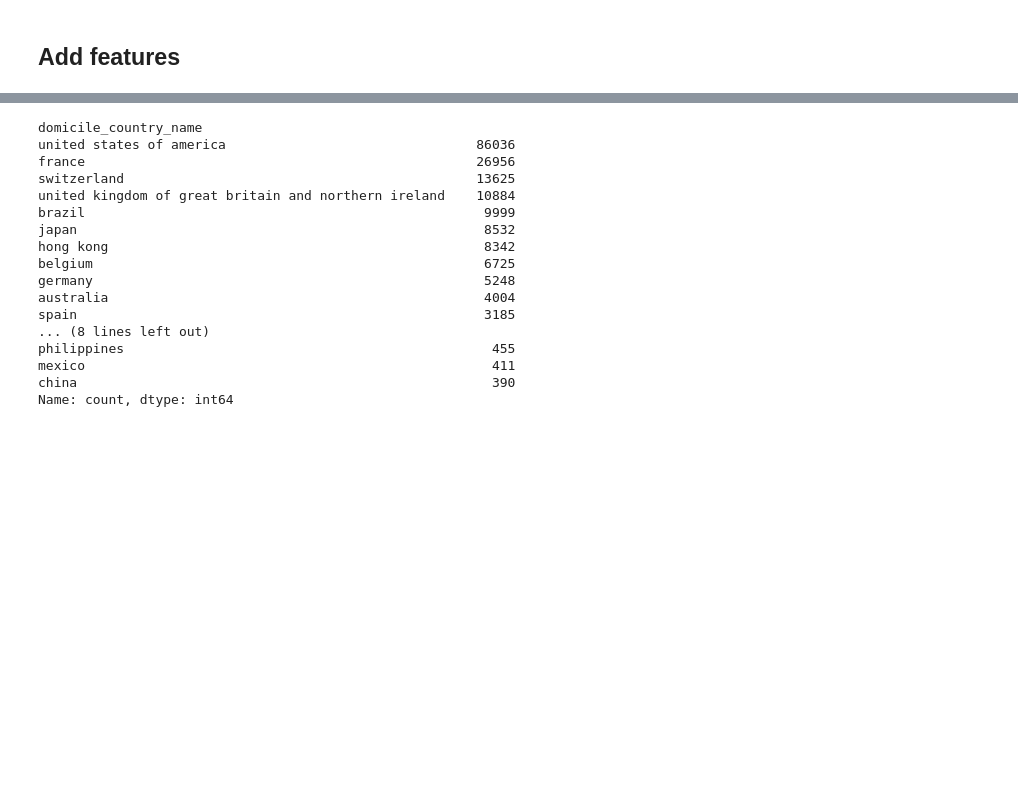
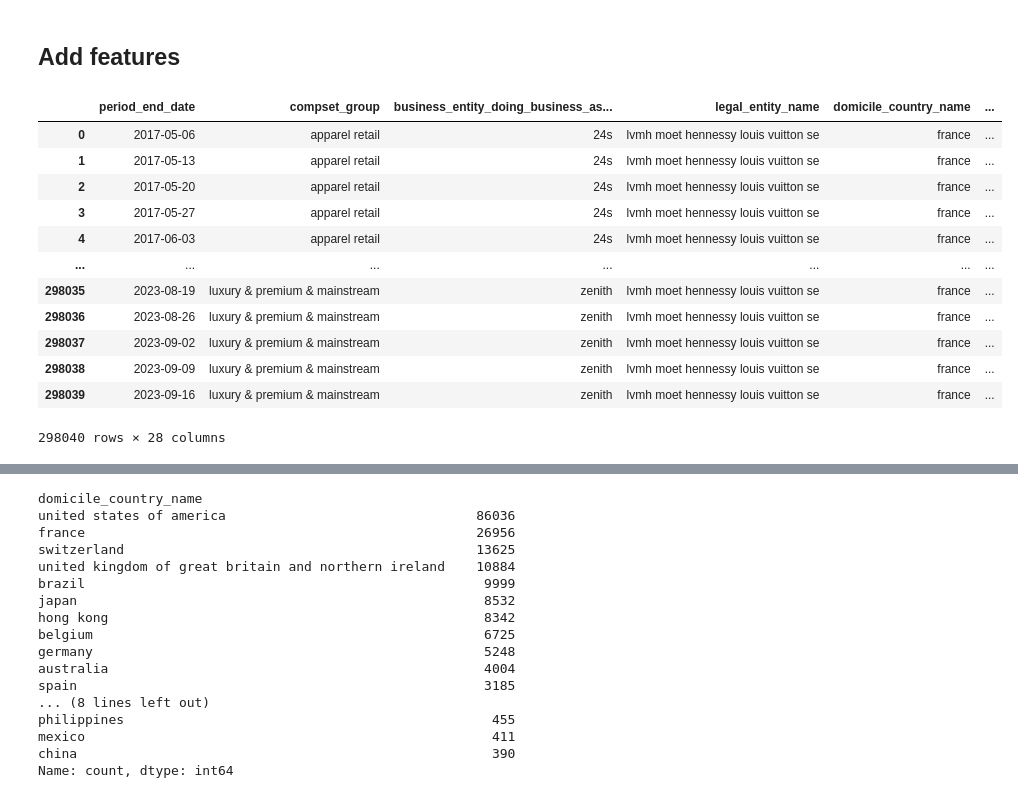
Before and after one commit to saschatran/challenge, a Jupyter notebook: code/code.ipynb, the cells around one changed output, grey strips where cells are left out. Drawn from its saved outputs; the diff is of its cells as text; code cells hidden in the pictures; blank space fills up the shorter version.

```diff
--- a/code/code.ipynb
+++ b/code/code.ipynb
@@ -137,3 +146,19 @@ df.loc[df["videos"] == 0, "comments_per_video"] = np.nan
+# %%
+result
+# %% [output]
+|  | period_end_date | compset_group | business_entity_doing_business_as... | legal_entity_name | domicile_country_name | ... |
+| 0 | 2017-05-06 | apparel retail | 24s | lvmh moet hennessy louis vuitton se | france | ... |
+| 1 | 2017-05-13 | apparel retail | 24s | lvmh moet hennessy louis vuitton se | france | ... |
+| 2 | 2017-05-20 | apparel retail | 24s | lvmh moet hennessy louis vuitton se | france | ... |
+| 3 | 2017-05-27 | apparel retail | 24s | lvmh moet hennessy louis vuitton se | france | ... |
+| 4 | 2017-06-03 | apparel retail | 24s | lvmh moet hennessy louis vuitton se | france | ... |
+| ... | ... | ... | ... | ... | ... | ... |
+| 298035 | 2023-08-19 | luxury & premium & mainstream | zenith | lvmh moet hennessy louis vuitton se | france | ... |
+| 298036 | 2023-08-26 | luxury & premium & mainstream | zenith | lvmh moet hennessy louis vuitton se | france | ... |
+| 298037 | 2023-09-02 | luxury & premium & mainstream | zenith | lvmh moet hennessy louis vuitton se | france | ... |
+| 298038 | 2023-09-09 | luxury & premium & mainstream | zenith | lvmh moet hennessy louis vuitton se | france | ... |
+| 298039 | 2023-09-16 | luxury & premium & mainstream | zenith | lvmh moet hennessy louis vuitton se | france | ... |
+298040 rows × 28 columns
 # %%
 df.describe()
 # %% [output]
```
Also changed, not shown: parts of 2 cells of this notebook, 3 other files.
